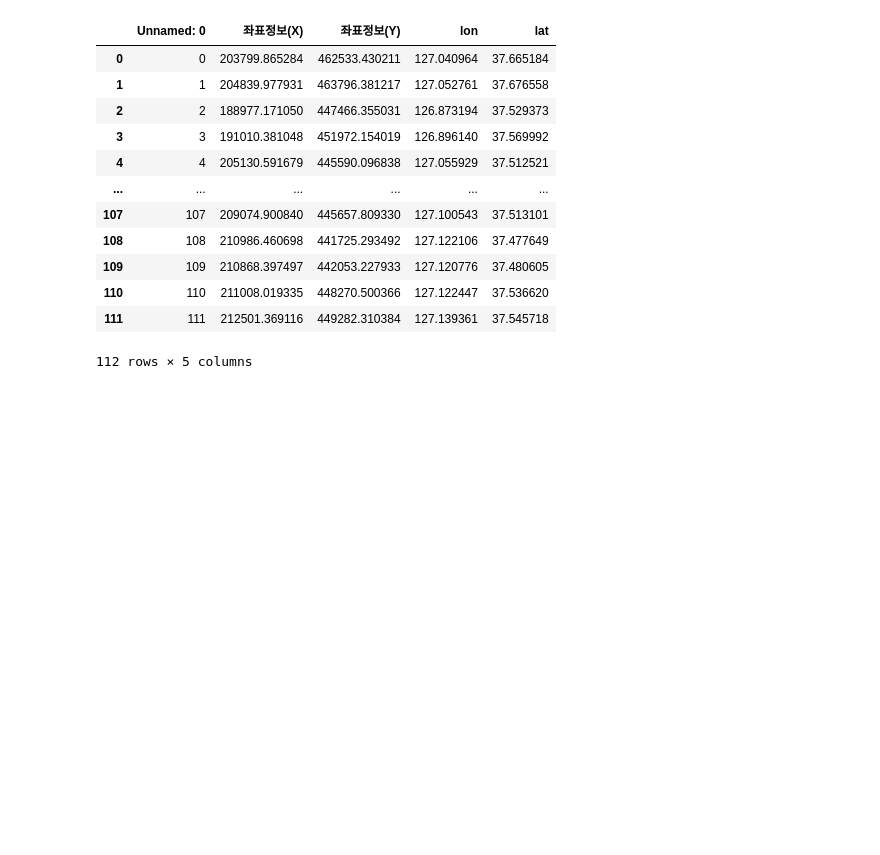
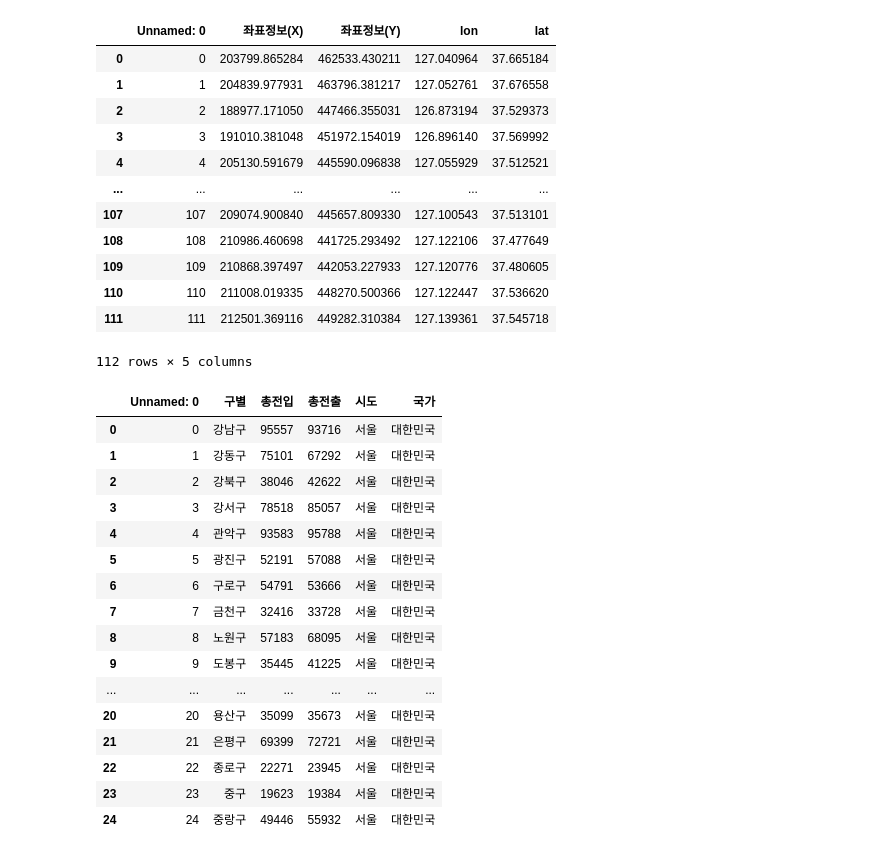
Before and after one commit to ddeodeok/cakd7, a Jupyter notebook: 팀과제/4팀/Untitled.ipynb, the cells around one changed output. Cells and saved outputs as stored; diff of their text form; code cells hidden in the pictures; blank space fills up the shorter version.

```diff
--- a/팀과제/4팀/Untitled.ipynb
+++ b/팀과제/4팀/Untitled.ipynb
@@ -235,3 +238,24 @@ df4
 | 110 | 110 | 211008.019335 | 448270.500366 | 127.122447 | 37.536620 |
 | 111 | 111 | 212501.369116 | 449282.310384 | 127.139361 | 37.545718 |
 112 rows × 5 columns
+# %%
+df5 = pd.read_csv('./df_uv_fi.csv')
+df5
+# %% [output]
+|  | Unnamed: 0 | 구별 | 총전입 | 총전출 | 시도 | 국가 |
+| 0 | 0 | 강남구 | 95557 | 93716 | 서울 | 대한민국 |
+| 1 | 1 | 강동구 | 75101 | 67292 | 서울 | 대한민국 |
+| 2 | 2 | 강북구 | 38046 | 42622 | 서울 | 대한민국 |
+| 3 | 3 | 강서구 | 78518 | 85057 | 서울 | 대한민국 |
+| 4 | 4 | 관악구 | 93583 | 95788 | 서울 | 대한민국 |
+| 5 | 5 | 광진구 | 52191 | 57088 | 서울 | 대한민국 |
+| 6 | 6 | 구로구 | 54791 | 53666 | 서울 | 대한민국 |
+| 7 | 7 | 금천구 | 32416 | 33728 | 서울 | 대한민국 |
+| 8 | 8 | 노원구 | 57183 | 68095 | 서울 | 대한민국 |
+| 9 | 9 | 도봉구 | 35445 | 41225 | 서울 | 대한민국 |
+| ... | ... | ... | ... | ... | ... | ... |
+| 20 | 20 | 용산구 | 35099 | 35673 | 서울 | 대한민국 |
+| 21 | 21 | 은평구 | 69399 | 72721 | 서울 | 대한민국 |
+| 22 | 22 | 종로구 | 22271 | 23945 | 서울 | 대한민국 |
+| 23 | 23 | 중구 | 19623 | 19384 | 서울 | 대한민국 |
+| 24 | 24 | 중랑구 | 49446 | 55932 | 서울 | 대한민국 |
```
Also changed, not shown: parts of 6 cells of this notebook, 6 other files.
